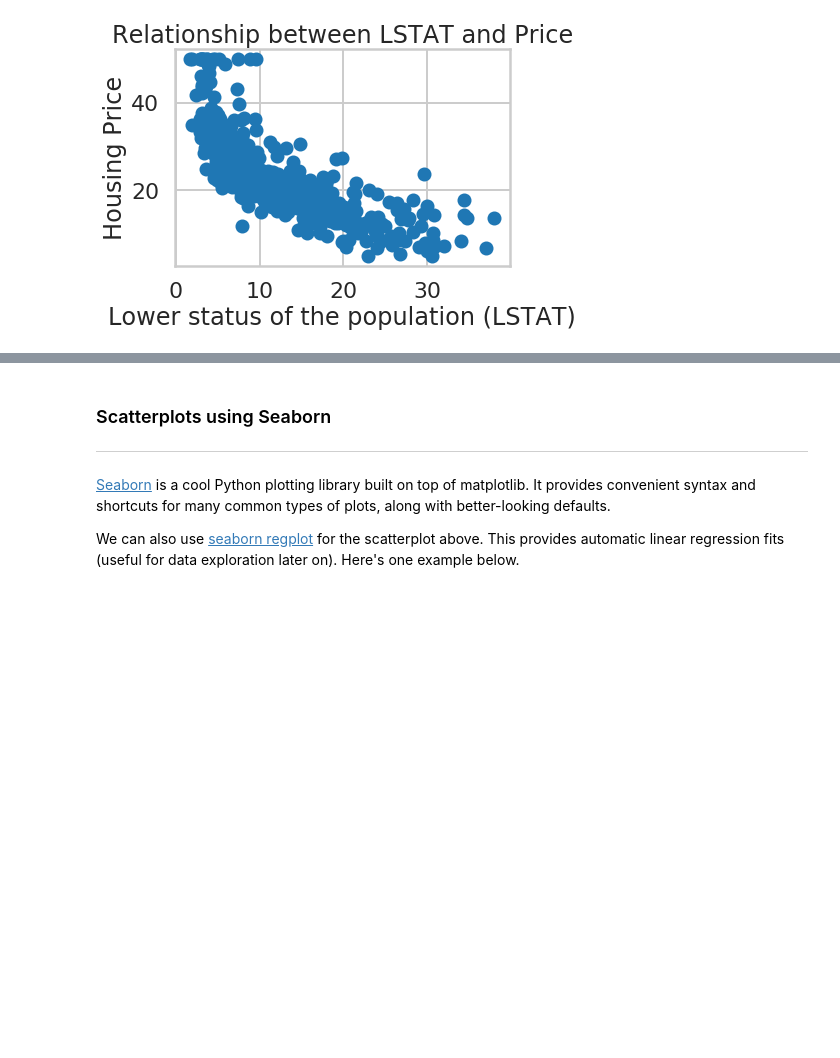
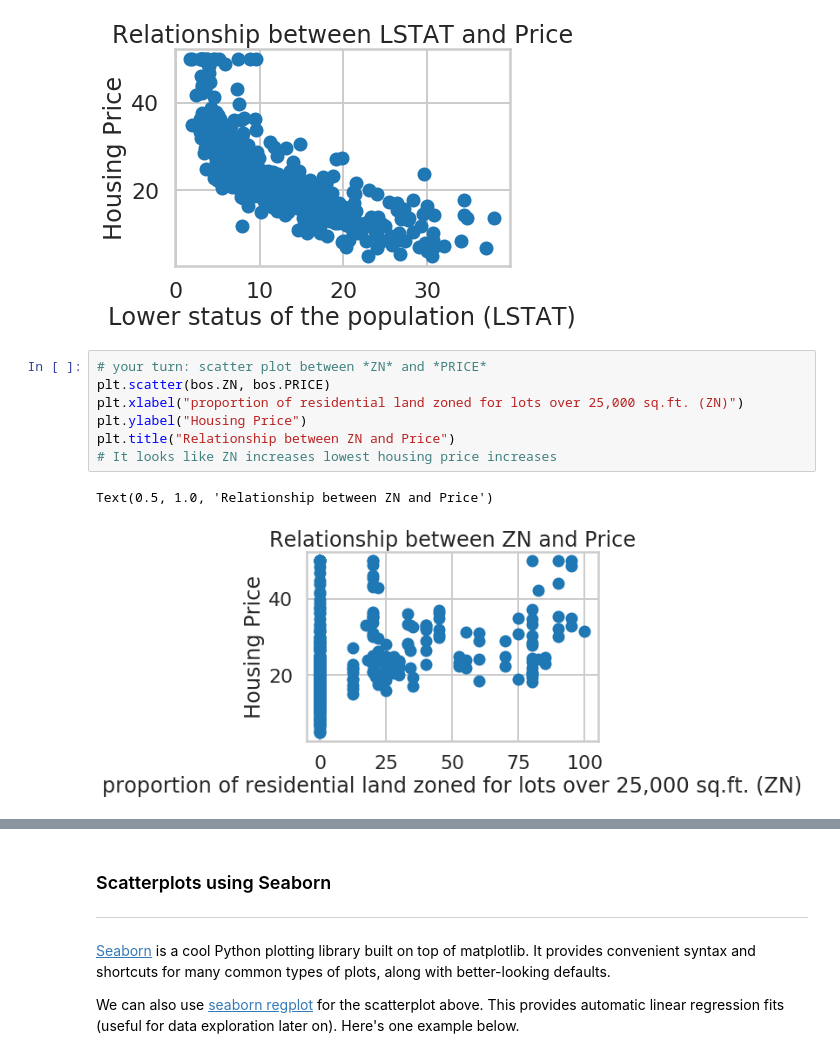
Before and after one commit to aliborji/springboard-mini-projects, a Jupyter notebook: linear_regression/Mini_Project_Linear_Regression.ipynb, the cells around one changed output, grey strips where cells are left out. Drawn from its saved outputs; the diff is of its cells as text; blank space fills up the shorter version.

```diff
--- a/linear_regression/Mini_Project_Linear_Regression.ipynb
+++ b/linear_regression/Mini_Project_Linear_Regression.ipynb
@@ -314,3 +314,13 @@ plt.title("Relationship between LSTAT and Price")
 # %% [output]
 Text(0.5, 1.0, 'Relationship between LSTAT and Price')
 [figure]
+# %%
+# your turn: scatter plot between *ZN* and *PRICE*
+plt.scatter(bos.ZN, bos.PRICE)
+plt.xlabel("proportion of residential land zoned for lots over 25,000 sq.ft. (ZN)")
+plt.ylabel("Housing Price")
+plt.title("Relationship between ZN and Price")
+# It looks like ZN increases lowest housing price increases
+# %% [output]
+Text(0.5, 1.0, 'Relationship between ZN and Price')
+[figure, added]
```
Also changed, not shown: parts of 14 cells of this notebook.
